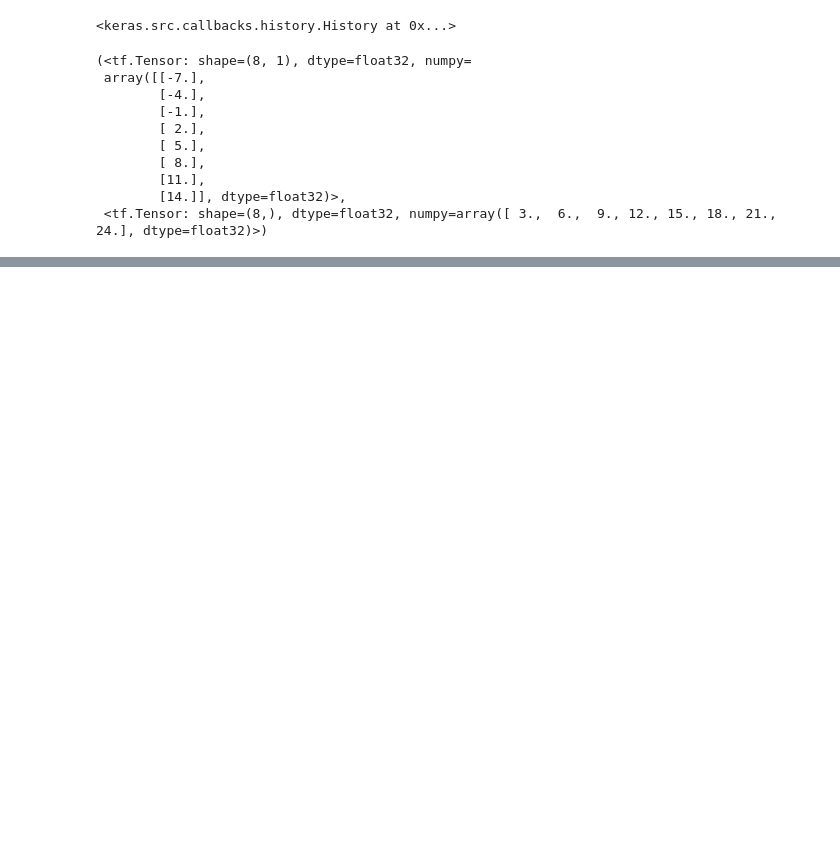
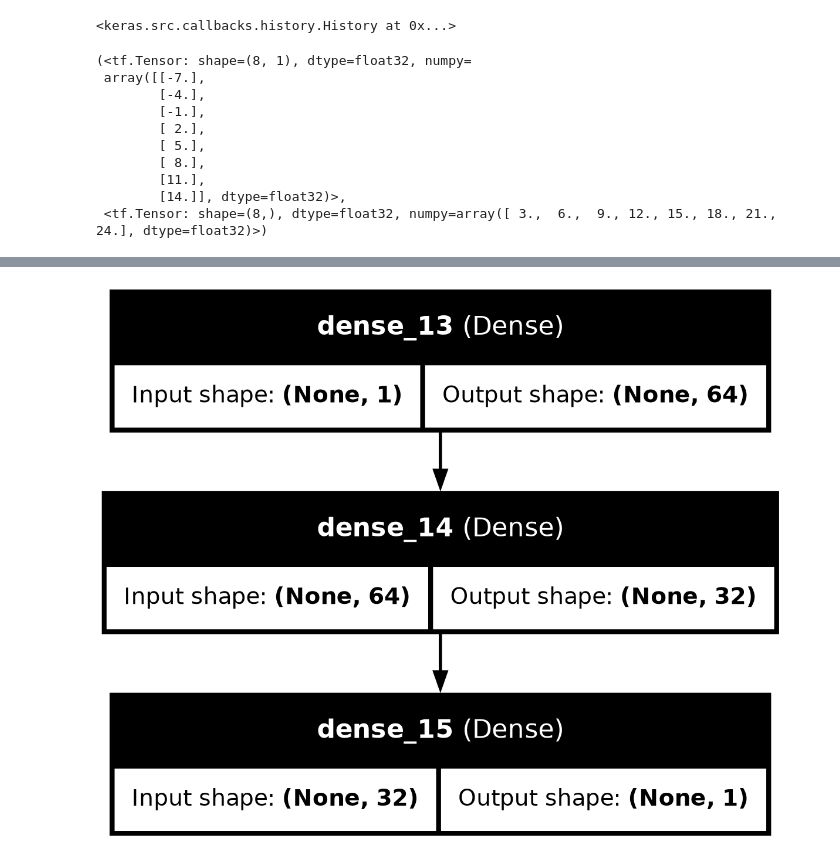
Before and after one commit to Abisheck007/python-Tensorflow, a Jupyter notebook: Neural_network_regression/tensor_regression.ipynb, the cells around one changed output, grey strips where cells are left out. Cells and saved outputs as stored; diff of their text form; code cells hidden in the pictures; blank space fills up the shorter version.

```diff
--- a/Neural_network_regression/tensor_regression.ipynb
+++ b/Neural_network_regression/tensor_regression.ipynb
@@ -117,0 +210,4 @@ array([[26.162453]], dtype=float32)
+# %%
+plot_model(model2, show_shapes=True, show_layer_names=True)
+# %% [output]
+[figure, added]
```
Also changed, not shown: parts of 36 cells of this notebook, 5 other files.
